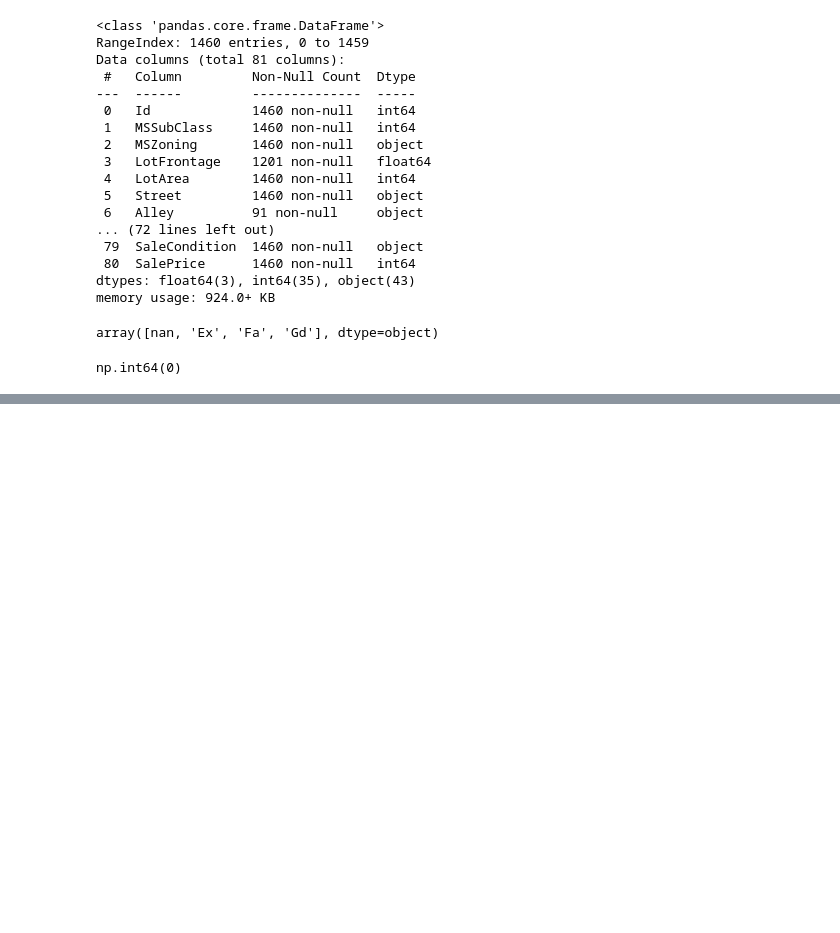
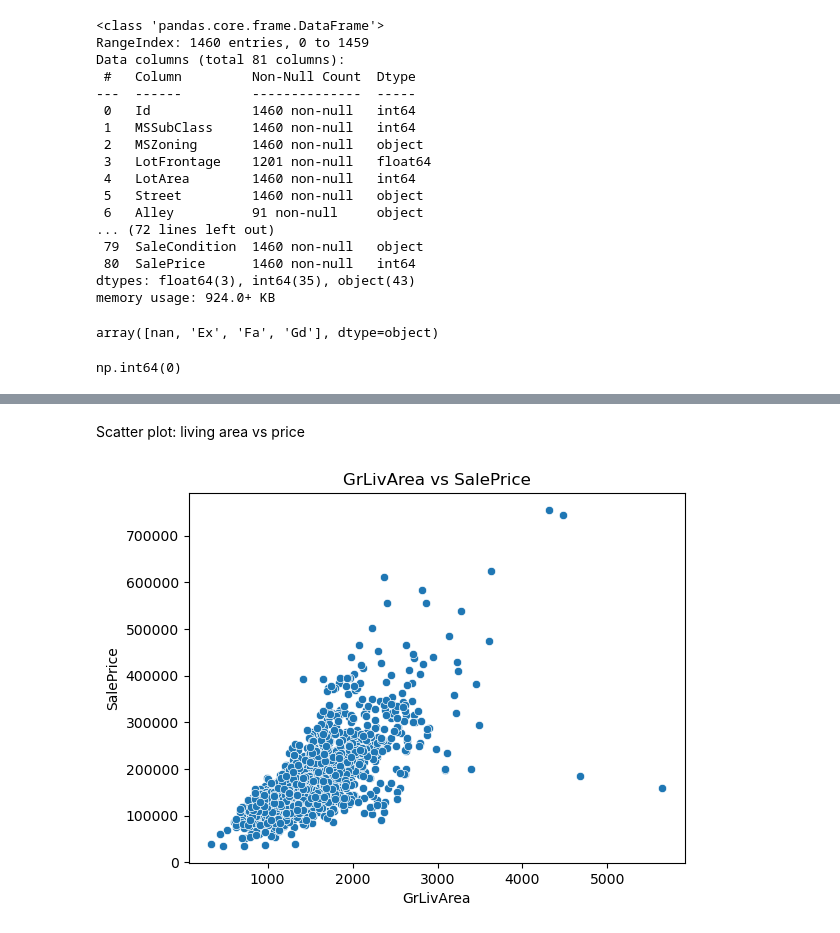
Before and after one commit to VidushiGoel-1/house-price-eda-project, a Jupyter notebook: eda_project.ipynb, the cells around one changed output, grey strips where cells are left out. Drawn from its saved outputs; the diff is of its cells as text; code cells hidden in the pictures; blank space fills up the shorter version.

```diff
--- a/eda_project.ipynb
+++ b/eda_project.ipynb
@@ -135,0 +207,8 @@ np.int64(0)
+# %% [markdown]
+ Scatter plot: living area vs price
+# %%
+sns.scatterplot(x=df['GrLivArea'], y=df['SalePrice'])
+plt.title('GrLivArea vs SalePrice')
+plt.show()
+# %% [output]
+[figure, added]
```
Also changed, not shown: parts of 27 cells of this notebook, 1 other file.
